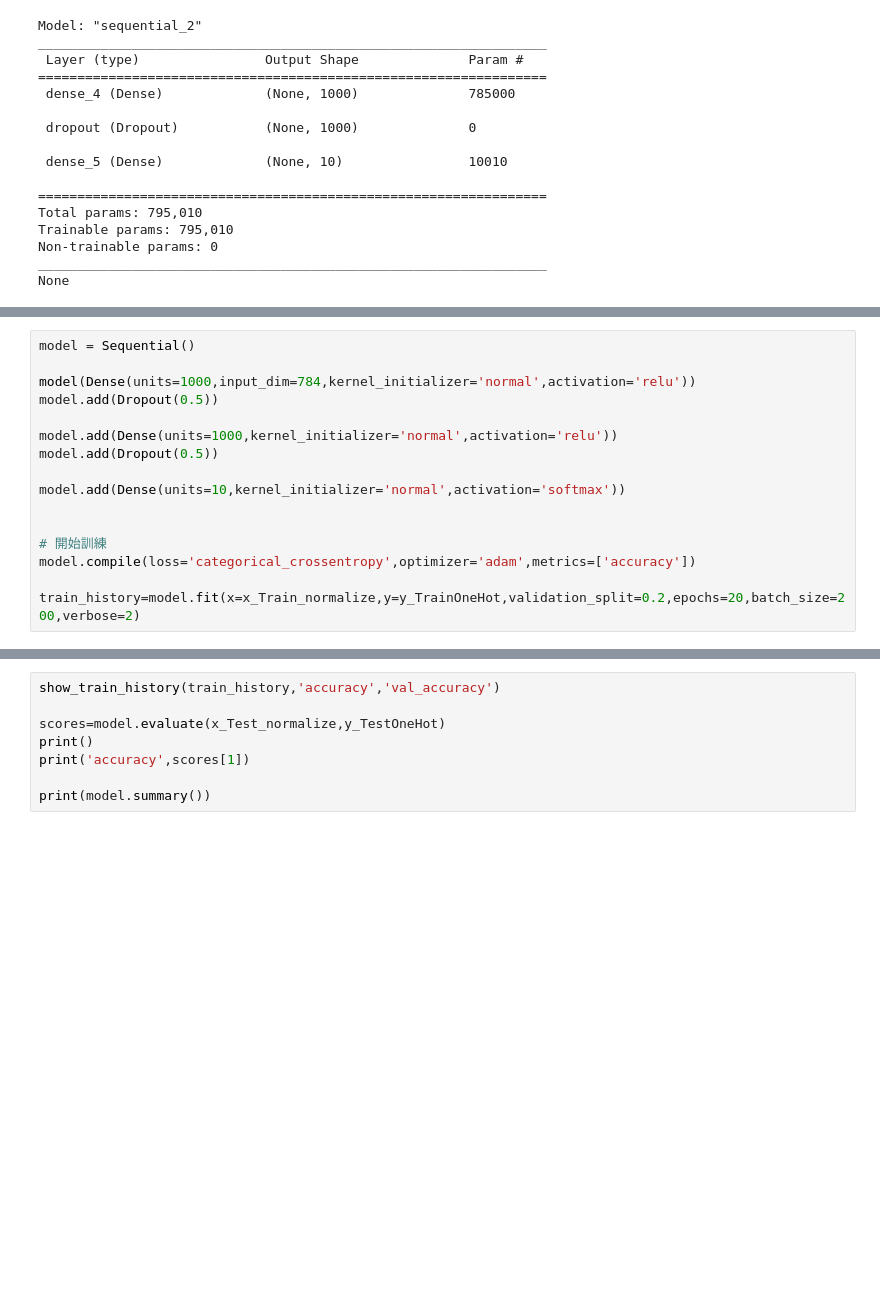
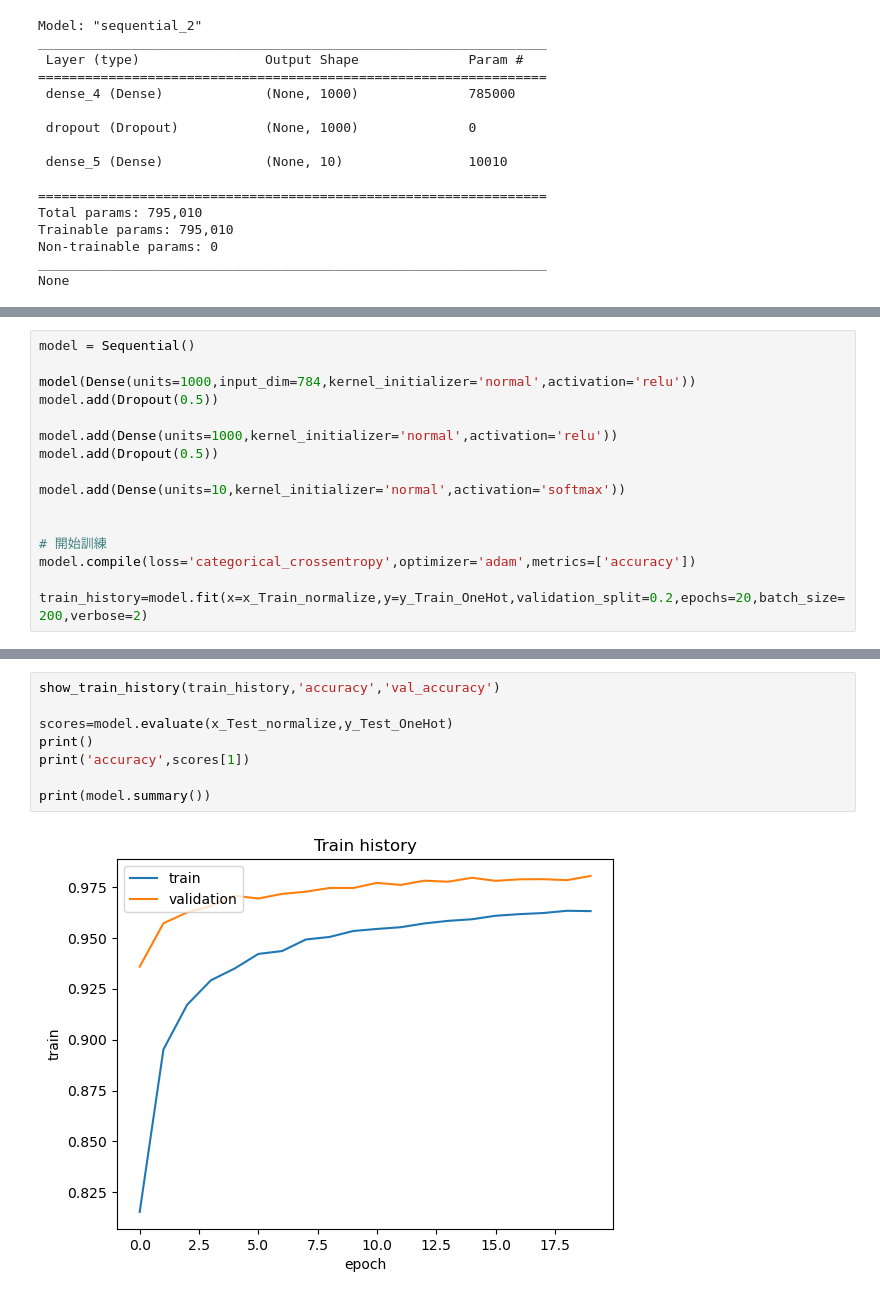
Before and after one commit to richardhsieh18/KerasPrac, a Jupyter notebook: KerasMLPTest.ipynb, the cells around one changed output, grey strips where cells are left out. Cells and saved outputs as stored; diff of their text form; blank space fills up the shorter version.

```diff
--- a/KerasMLPTest.ipynb
+++ b/KerasMLPTest.ipynb
@@ -416,4 +442,4 @@ model.add(Dense(units=10,kernel_initializer='normal',activation='softmax'))
 # 開始訓練
 model.compile(loss='categorical_crossentropy',optimizer='adam',metrics=['accuracy'])
 
-train_history=model.fit(x=x_Train_normalize,y=y_TrainOneHot,validation_split=0.2,epochs=20,batch_size=200,verbose=2)
+train_history=model.fit(x=x_Train_normalize,y=y_Train_OneHot,validation_split=0.2,epochs=20,batch_size=200,verbose=2)
@@ -420,8 +464,10 @@ train_history=model.fit(x=x_Train_normalize,y=y_TrainOneHot,validation_split=0.2
 # %%
 show_train_history(train_history,'accuracy','val_accuracy')
 
-scores=model.evaluate(x_Test_normalize,y_TestOneHot)
+scores=model.evaluate(x_Test_normalize,y_Test_OneHot)
 print()
 print('accuracy',scores[1])
 
 print(model.summary())
+# %% [output]
+[figure, added]
```
Also changed, not shown: parts of 13 cells of this notebook, 1 other file.
